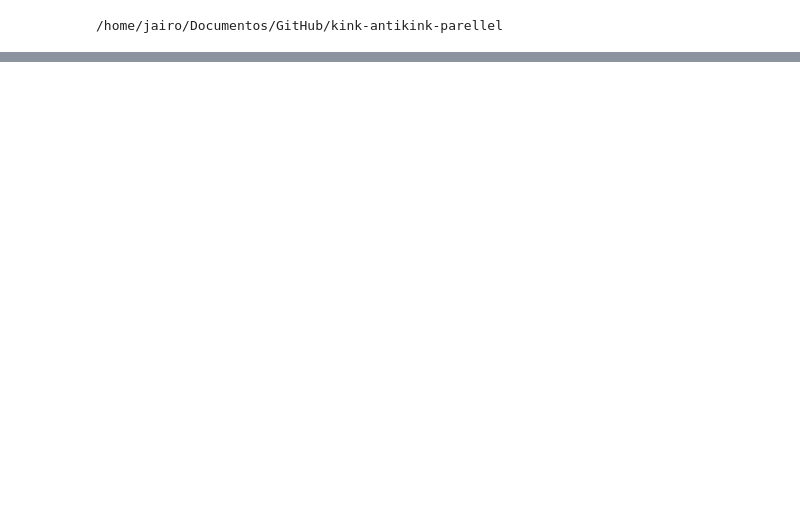
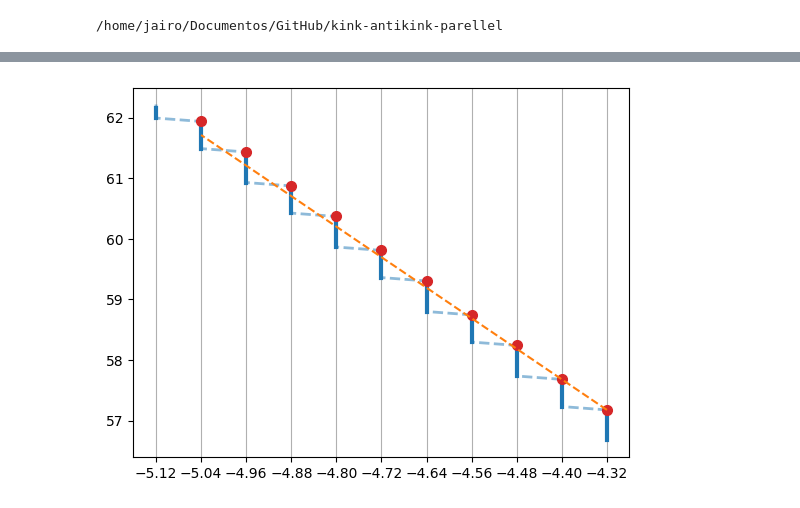
Before and after one commit to JairoSSantos/parallel-kink-scattering, a Jupyter notebook: notebooks/data-analysis.ipynb, the cells around one changed output, grey strips where cells are left out. Drawn from its saved outputs; the diff is of its cells as text; code cells hidden in the pictures; blank space fills up the shorter version.

```diff
--- a/notebooks/data-analysis.ipynb
+++ b/notebooks/data-analysis.ipynb
@@ -75,0 +78,27 @@ plt.show()
+# %%
+Q = 100
+plt.plot(k1[-Q:], t[-Q:], 'C0--', lw=2, alpha=0.5)
+
+vs = np.diff(k1[-Q:])
+for slc in np.ma.clump_masked(np.ma.masked_equal(vs, 0)):
+    plt.plot(k1[-Q:][slc], t[-Q:][slc], 'C0-', lw=3)
+
+vertex = np.argwhere(vs != 0).ravel()
+plt.plot(k1[-Q:][vertex], t[-Q:][vertex], 'C3o', markersize=7) # t = ax + b => b = t - ax
+
+v1, v2 = vertex[:2]
+delta_t = -t[-Q:][v2] + t[-Q:][v1]
+dx = x[1] - x[0]
+a = delta_t/dx
+
+b = t[-Q:][vertex[0]] - k1[-Q:][vertex[0]]*a
+X_v = np.linspace(k1[-Q:][vertex[0]], k1[-Q:][vertex[-1]], 25)
+plt.plot(X_v, X_v*a + b, 'C1--')
+
+# plt.legend()
+plt.grid(axis='x')
+k1_unique = np.unique(k1[-Q:])
+plt.xticks(k1_unique[~np.isnan(k1_unique)])
+plt.show()
+# %% [output]
+[figure, added]
```
Also changed, not shown: parts of 10 cells of this notebook, 3 other files.
